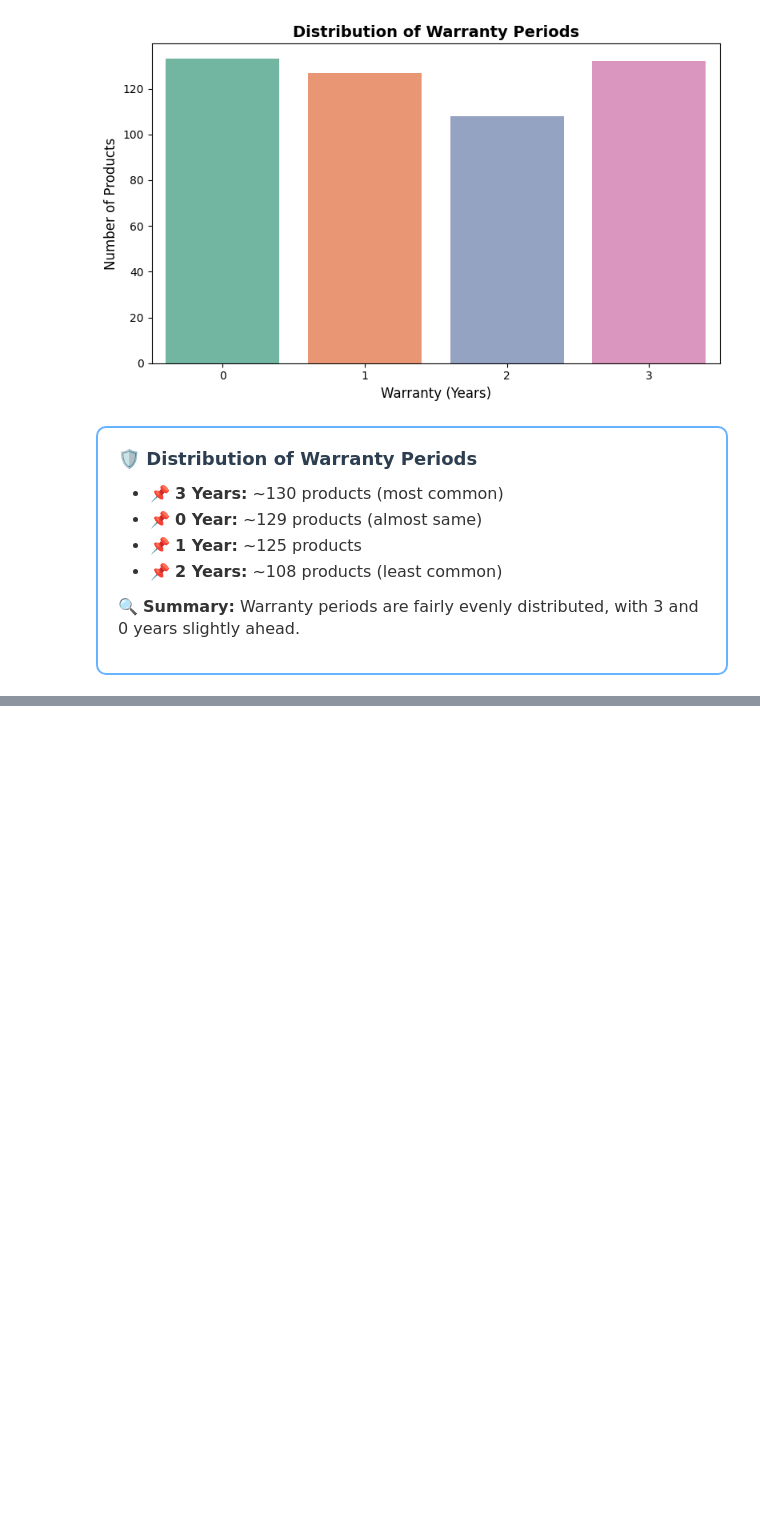
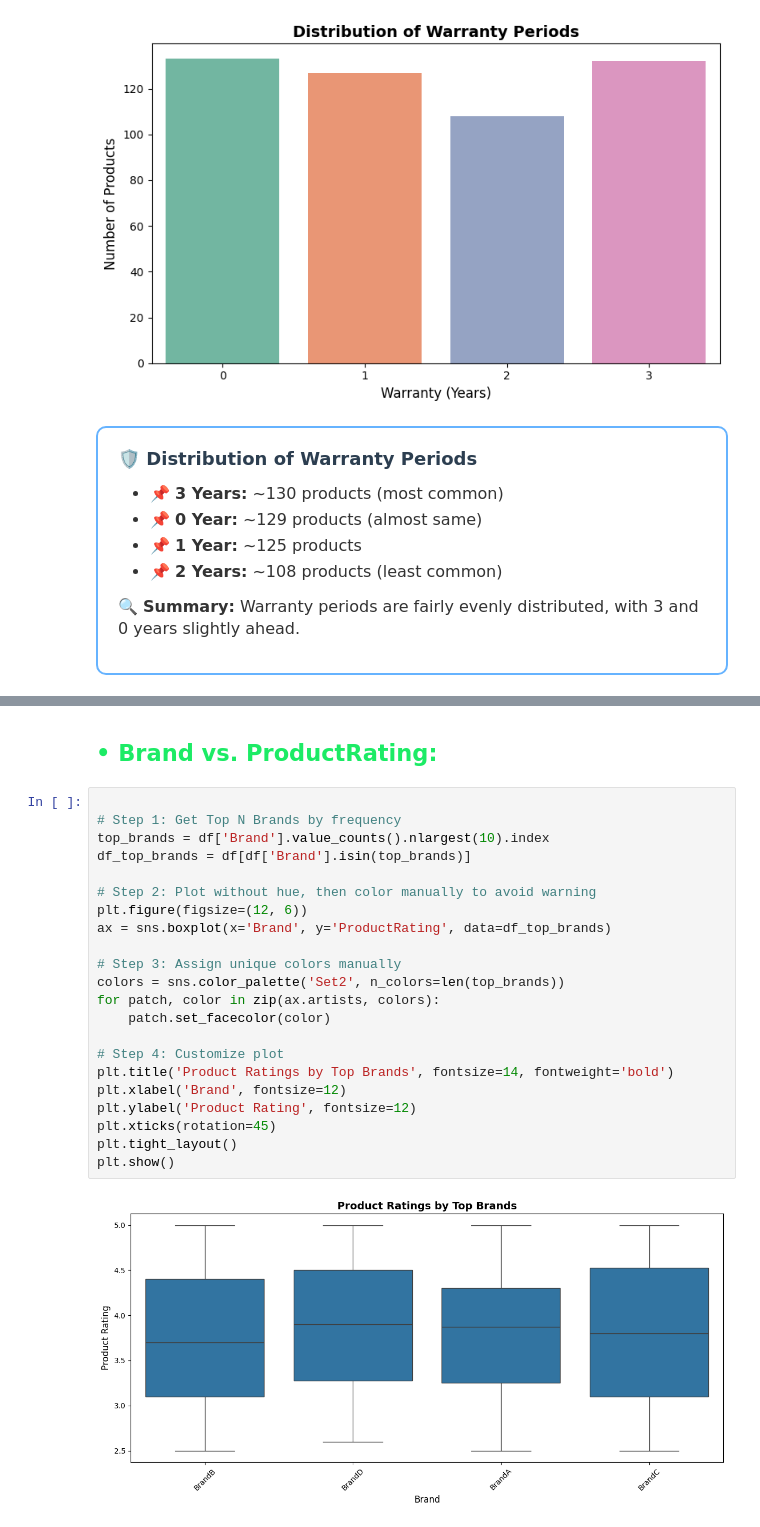
Before and after one commit to sachinn854/Product-Demand-Forecasting, a Jupyter notebook: 4_EDA/product_info.ipynb, the cells around one changed output, grey strips where cells are left out. Cells and saved outputs as stored; diff of their text form; blank space fills up the shorter version.

```diff
--- a/4_EDA/product_info.ipynb
+++ b/4_EDA/product_info.ipynb
@@ -805,0 +451,28 @@ plt.show()
+# %% [markdown]
+
+<h4 style="font-family:Segoe UI,Tahoma,Geneva,Verdana,sans-serif; font-size:1.5em; color: #1ceb65ff; margin-top:20px; margin-bottom:10px;">
+•	Brand vs. ProductRating:</h4>
+# %%
+
+# Step 1: Get Top N Brands by frequency
+top_brands = df['Brand'].value_counts().nlargest(10).index
+df_top_brands = df[df['Brand'].isin(top_brands)]
+
+# Step 2: Plot without hue, then color manually to avoid warning
+plt.figure(figsize=(12, 6))
+ax = sns.boxplot(x='Brand', y='ProductRating', data=df_top_brands)
+
+# Step 3: Assign unique colors manually
+colors = sns.color_palette('Set2', n_colors=len(top_brands))
+for patch, color in zip(ax.artists, colors):
+    patch.set_facecolor(color)
+
+# Step 4: Customize plot
+plt.title('Product Ratings by Top Brands', fontsize=14, fontweight='bold')
+plt.xlabel('Brand', fontsize=12)
+plt.ylabel('Product Rating', fontsize=12)
+plt.xticks(rotation=45)
+plt.tight_layout()
+plt.show()
+# %% [output]
+[figure, added]
```
Also changed, not shown: parts of 83 cells of this notebook, 2 other files.
